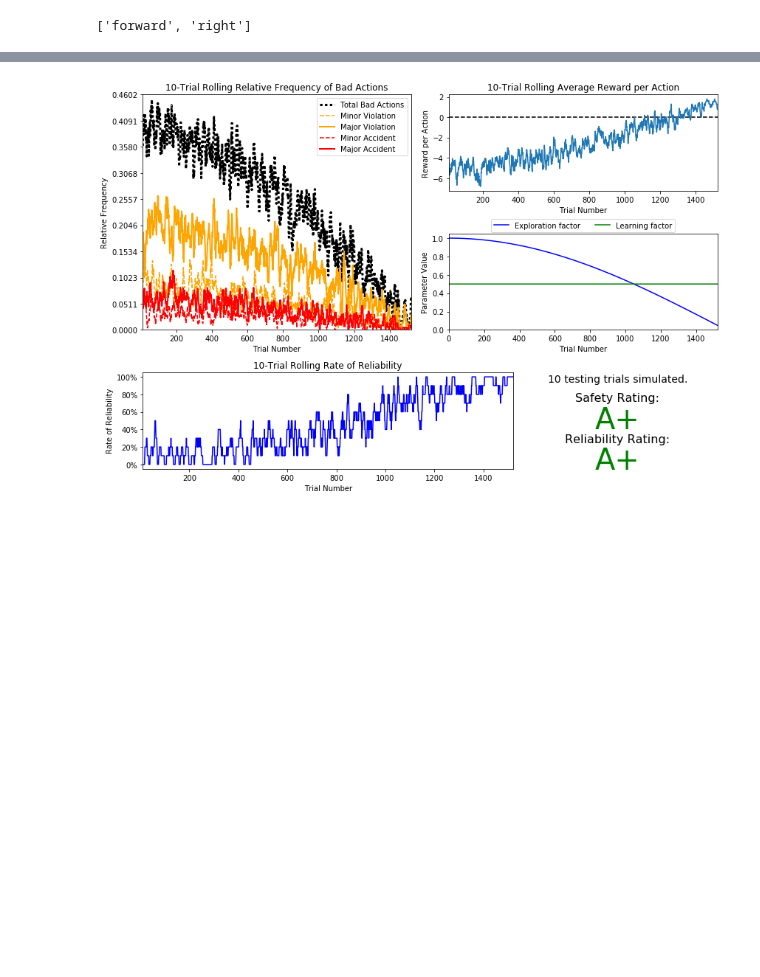
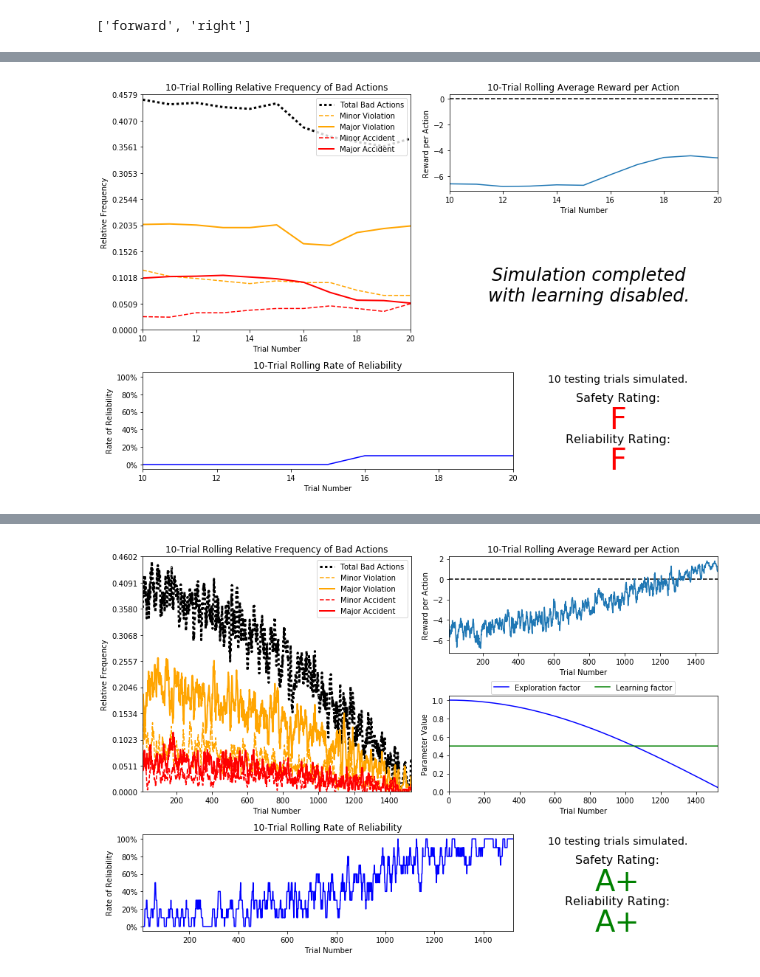
Before and after one commit to yifanxie/smartcab, a Jupyter notebook: Running.ipynb, the cells around one changed output, grey strips where cells are left out. Cells and saved outputs as stored; diff of their text form; code cells hidden in the pictures; blank space fills up the shorter version.

```diff
--- a/Running.ipynb
+++ b/Running.ipynb
@@ -59,0 +65,4 @@ max_keys
+# %%
+vs.plot_trials('sim_no-learning.csv')
+# %% [output]
+[figure, added]
```
Also changed, not shown: parts of 10 cells of this notebook, 6 other files.
